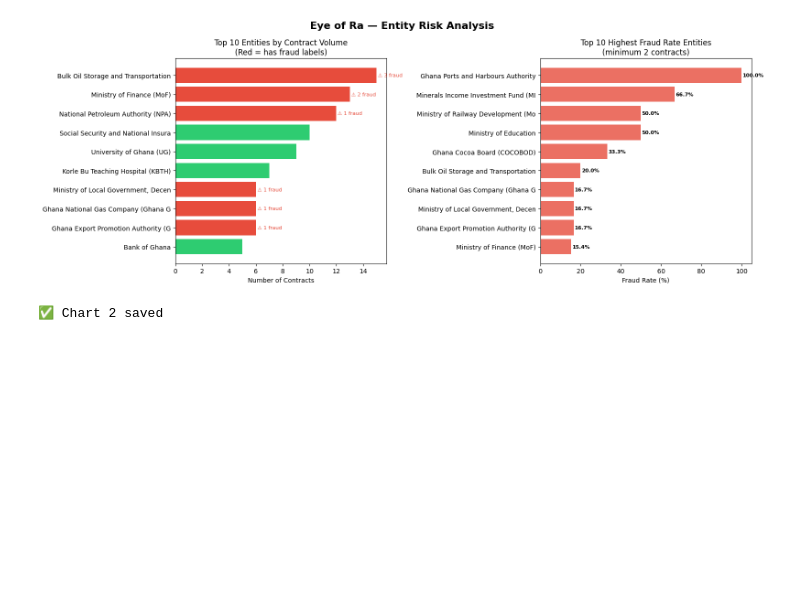
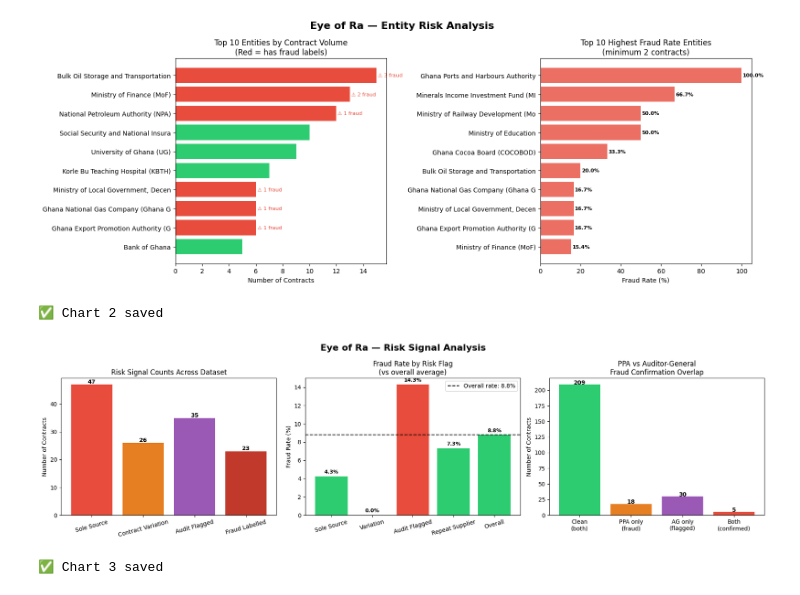
Before and after one commit to Joey-Jireh/eye-of-ra, a Jupyter notebook: notebooks/week1/week1_data_exploration.ipynb, the cells around one changed output. Saved outputs shown, nothing was run; the diff lists cells and outputs as text; code cells hidden in the pictures; blank space fills up the shorter version.

Commit message:
Cell 28 — EDA visualisation 3, risk signals and audit overlap

```diff
--- a/notebooks/week1/week1_data_exploration.ipynb
+++ b/notebooks/week1/week1_data_exploration.ipynb
@@ -1886,3 +1886,65 @@ print("✅ Chart 2 saved")
 # %% [output]
 [figure]
 ✅ Chart 2 saved
+# %%
+# Cell 28 — EDA Visualisation 3: Risk flags and audit overlap
+
+fig, axes = plt.subplots(1, 3, figsize=(18, 5))
+fig.suptitle('Eye of Ra — Risk Signal Analysis', fontsize=16, fontweight='bold')
+
+# Chart 1: Sole source vs variation breakdown
+flag_data = {
+    'Sole Source': df['is_sole_source'].sum(),
+    'Contract Variation': df['is_variation'].sum(),
+    'Audit Flagged': df['audit_flagged'].sum(),
+    'Fraud Labelled': df['fraud_label'].sum(),
+}
+axes[0].bar(flag_data.keys(), flag_data.values(),
+            color=['#e74c3c', '#e67e22', '#9b59b6', '#c0392b'])
+axes[0].set_title('Risk Signal Counts Across Dataset')
+axes[0].set_ylabel('Number of Contracts')
+for i, (k, v) in enumerate(flag_data.items()):
+    axes[0].text(i, v + 0.3, str(v), ha='center', fontweight='bold')
+axes[0].tick_params(axis='x', rotation=15)
+
+# Chart 2: Fraud rate by procurement risk flag
+categories = {
+    'Sole Source': df[df['is_sole_source'] == 1]['fraud_label'].mean() * 100,
+    'Variation': df[df['is_variation'] == 1]['fraud_label'].mean() * 100,
+    'Audit Flagged': df[df['audit_flagged'] == 1]['fraud_label'].mean() * 100,
+    'Repeat Supplier': df[df['repeat_supplier'] == 1]['fraud_label'].mean() * 100,
+    'Overall': df['fraud_label'].mean() * 100,
+}
+colors = ['#e74c3c' if v > categories['Overall'] else '#2ecc71' for v in categories.values()]
+axes[1].bar(categories.keys(), categories.values(), color=colors)
+axes[1].axhline(y=categories['Overall'], color='black', linestyle='--', linewidth=1.5, label=f"Overall rate: {categories['Overall']:.1f}%")
+axes[1].set_title('Fraud Rate by Risk Flag\n(vs overall average)')
+axes[1].set_ylabel('Fraud Rate (%)')
+axes[1].legend()
+axes[1].tick_params(axis='x', rotation=15)
+for i, (k, v) in enumerate(categories.items()):
+    axes[1].text(i, v + 0.3, f"{v:.1f}%", ha='center', fontweight='bold', fontsize=9)
+
+# Chart 3: Double confirmation — audit flagged + fraud label
+overlap_data = {
+    'Clean\n(both)': len(df[(df['fraud_label']==0) & (df['audit_flagged']==0)]),
+    'PPA only\n(fraud)': len(df[(df['fraud_label']==1) & (df['audit_flagged']==0)]),
+    'AG only\n(flagged)': len(df[(df['fraud_label']==0) & (df['audit_flagged']==1)]),
+    'Both\n(confirmed)': len(df[(df['fraud_label']==1) & (df['audit_flagged']==1)]),
+}
+bar_colors = ['#2ecc71', '#e67e22', '#9b59b6', '#e74c3c']
+axes[2].bar(overlap_data.keys(), overlap_data.values(), color=bar_colors)
+axes[2].set_title('PPA vs Auditor-General\nFraud Confirmation Overlap')
+axes[2].set_ylabel('Number of Contracts')
+for i, (k, v) in enumerate(overlap_data.items()):
+    axes[2].text(i, v + 0.3, str(v), ha='center', fontweight='bold')
+
+plt.tight_layout()
+plt.savefig('/content/eda_risk_signals.png', dpi=150, bbox_inches='tight')
+plt.show()
+print("✅ Chart 3 saved")
+
+# Git: Cell 28 — EDA visualisation 3, risk signals and audit overlap
+# %% [output]
+[figure, added]
+✅ Chart 3 saved
```
